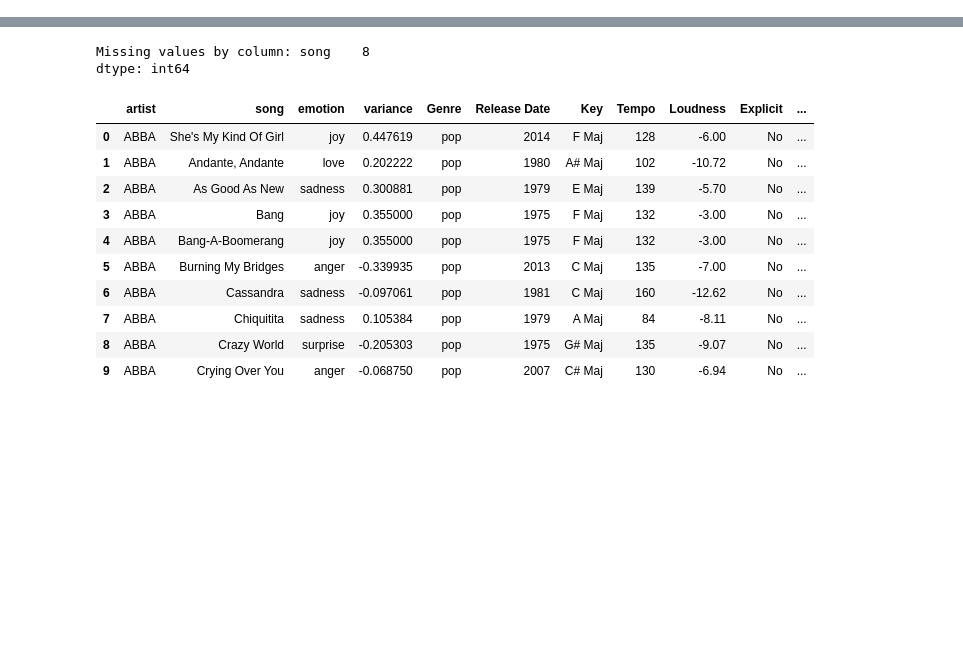
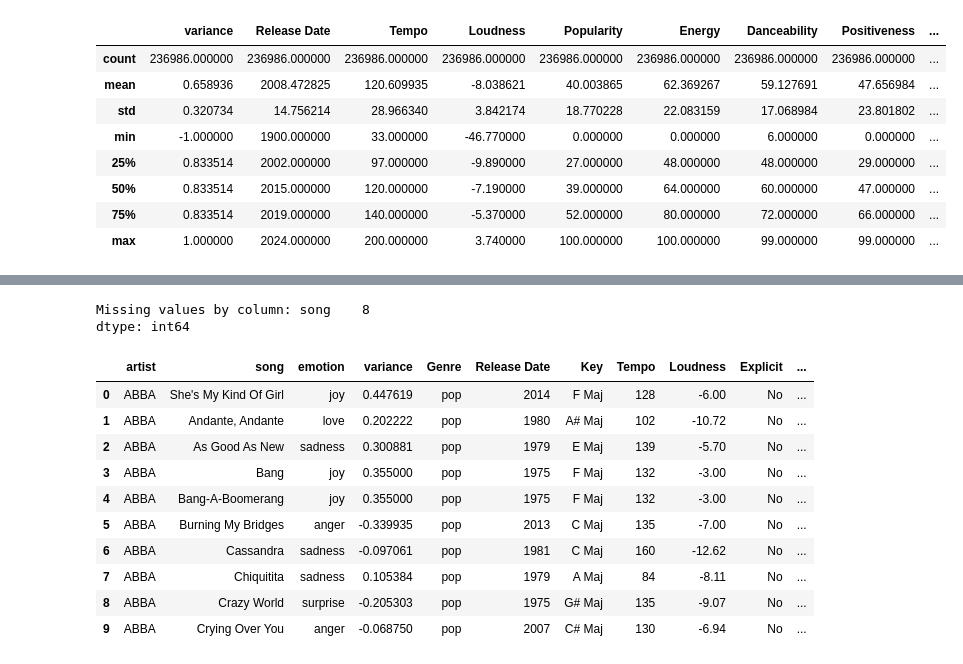
Before and after one commit to thaismarouelli/Data-Science-Project, a Jupyter notebook: Project Data Science/Spotify Project.ipynb, the cells around one changed output, grey strips where cells are left out. Saved outputs shown, nothing was run; the diff lists cells and outputs as text; code cells hidden in the pictures; blank space fills up the shorter version.

```diff
--- a/Project Data Science/Spotify Project.ipynb
+++ b/Project Data Science/Spotify Project.ipynb
@@ -32,3 +32,13 @@ memory usage: 34.4+ MB
 # %%
-dt.describe()
+df.describe()
+# %% [output]
+|  | variance | Release Date | Tempo | Loudness | Popularity | Energy | Danceability | Positiveness | ... |
+| count | 236986.000000 | 236986.000000 | 236986.000000 | 236986.000000 | 236986.000000 | 236986.000000 | 236986.000000 | 236986.000000 | ... |
+| mean | 0.658936 | 2008.472825 | 120.609935 | -8.038621 | 40.003865 | 62.369267 | 59.127691 | 47.656984 | ... |
+| std | 0.320734 | 14.756214 | 28.966340 | 3.842174 | 18.770228 | 22.083159 | 17.068984 | 23.801802 | ... |
+| min | -1.000000 | 1900.000000 | 33.000000 | -46.770000 | 0.000000 | 0.000000 | 6.000000 | 0.000000 | ... |
+| 25% | 0.833514 | 2002.000000 | 97.000000 | -9.890000 | 27.000000 | 48.000000 | 48.000000 | 29.000000 | ... |
+| 50% | 0.833514 | 2015.000000 | 120.000000 | -7.190000 | 39.000000 | 64.000000 | 60.000000 | 47.000000 | ... |
+| 75% | 0.833514 | 2019.000000 | 140.000000 | -5.370000 | 52.000000 | 80.000000 | 72.000000 | 66.000000 | ... |
+| max | 1.000000 | 2024.000000 | 200.000000 | 3.740000 | 100.000000 | 100.000000 | 99.000000 | 99.000000 | ... |
 # %%
```
Also changed, not shown: parts of 13 cells of this notebook.
